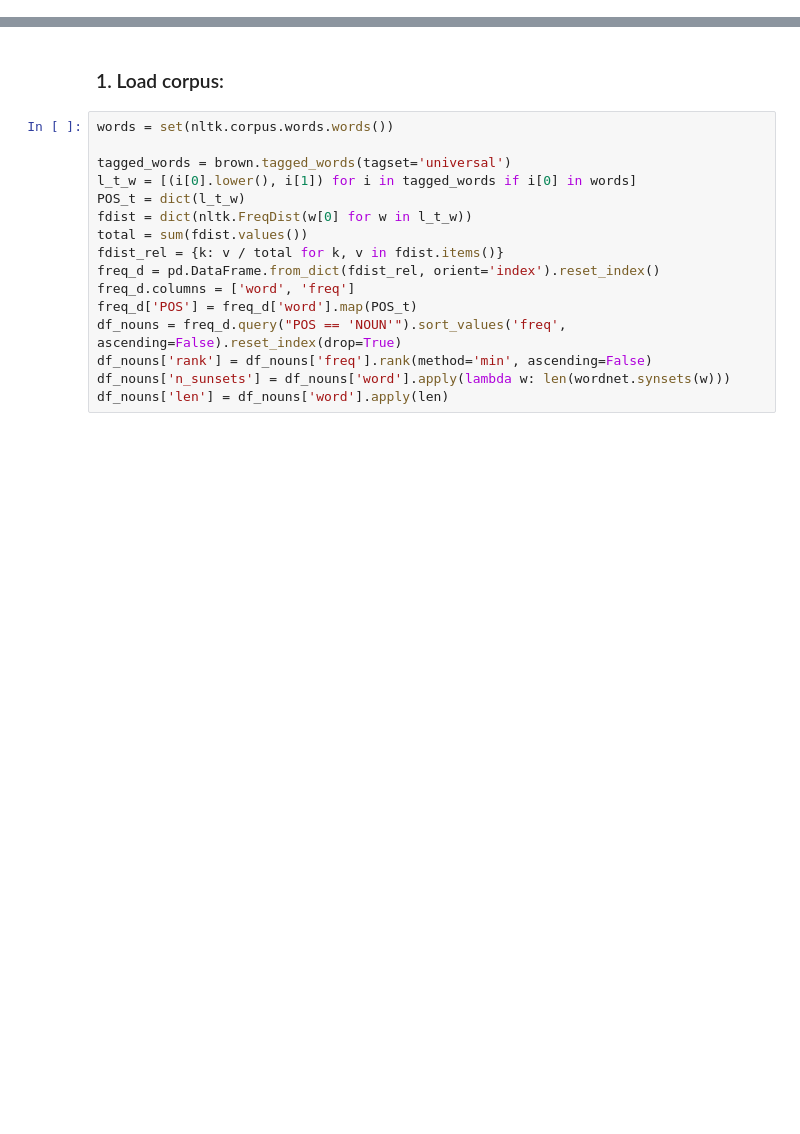
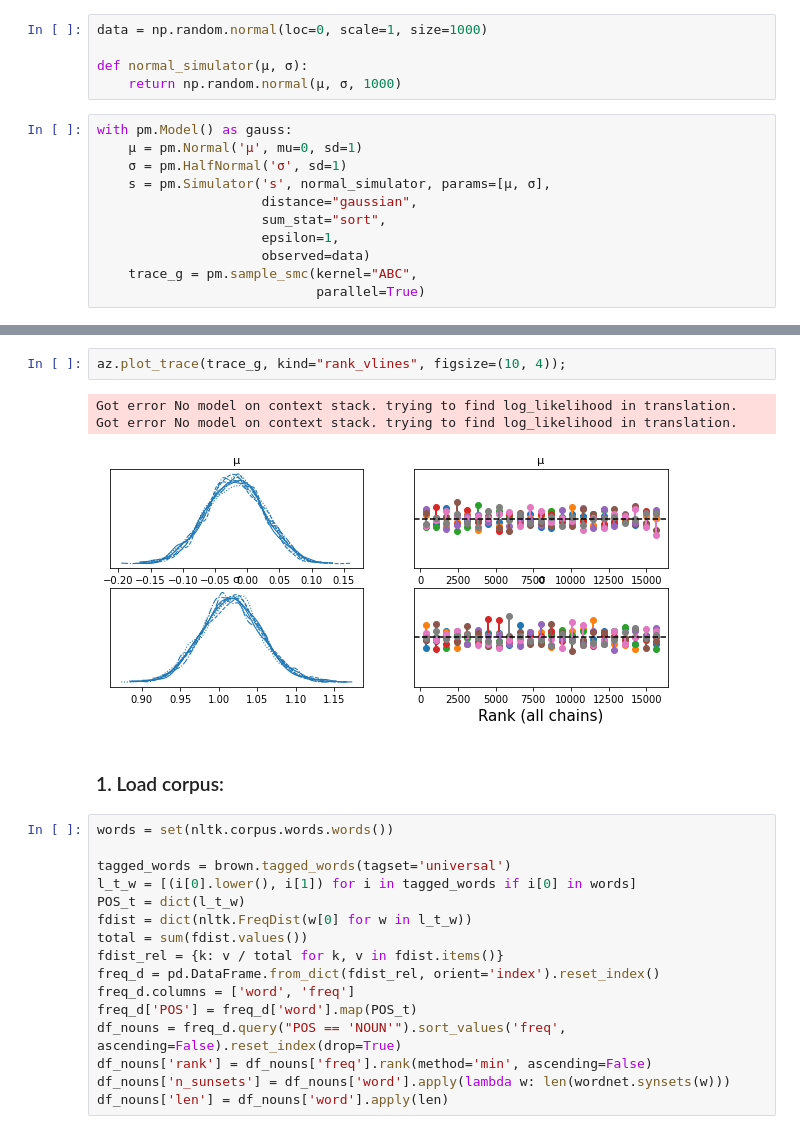
Before and after one commit to alexeykosh/2022-generative-inference-lexical-organization, a Jupyter notebook: ABC_draft.ipynb, the cells around one changed output, grey strips where cells are left out. Cells and saved outputs as stored; diff of their text form; blank space fills up the shorter version.

```diff
--- a/ABC_draft.ipynb
+++ b/ABC_draft.ipynb
@@ -30,0 +40,16 @@ import nltk
+# %%
+data = np.random.normal(loc=0, scale=1, size=1000)
+
+def normal_simulator(μ, σ):
+    return np.random.normal(μ, σ, 1000)
+# %%
+with pm.Model() as gauss:
+    μ = pm.Normal('μ', mu=0, sd=1)
+    σ = pm.HalfNormal('σ', sd=1)
+    s = pm.Simulator('s', normal_simulator, params=[μ, σ],
+                     distance="gaussian",
+                     sum_stat="sort",
+                     epsilon=1,
+                     observed=data)
+    trace_g = pm.sample_smc(kernel="ABC",
+                            parallel=True)
@@ -31,3 +65,9 @@ import nltk
+# %%
+az.plot_trace(trace_g, kind="rank_vlines", figsize=(10, 4));
+# %% [output]
+Got error No model on context stack. trying to find log_likelihood in translation.
+Got error No model on context stack. trying to find log_likelihood in translation.
+[figure, added]
 # %% [markdown]
 ### 1. Load corpus:
 # %%
```
Also changed, not shown: parts of 29 cells of this notebook.
